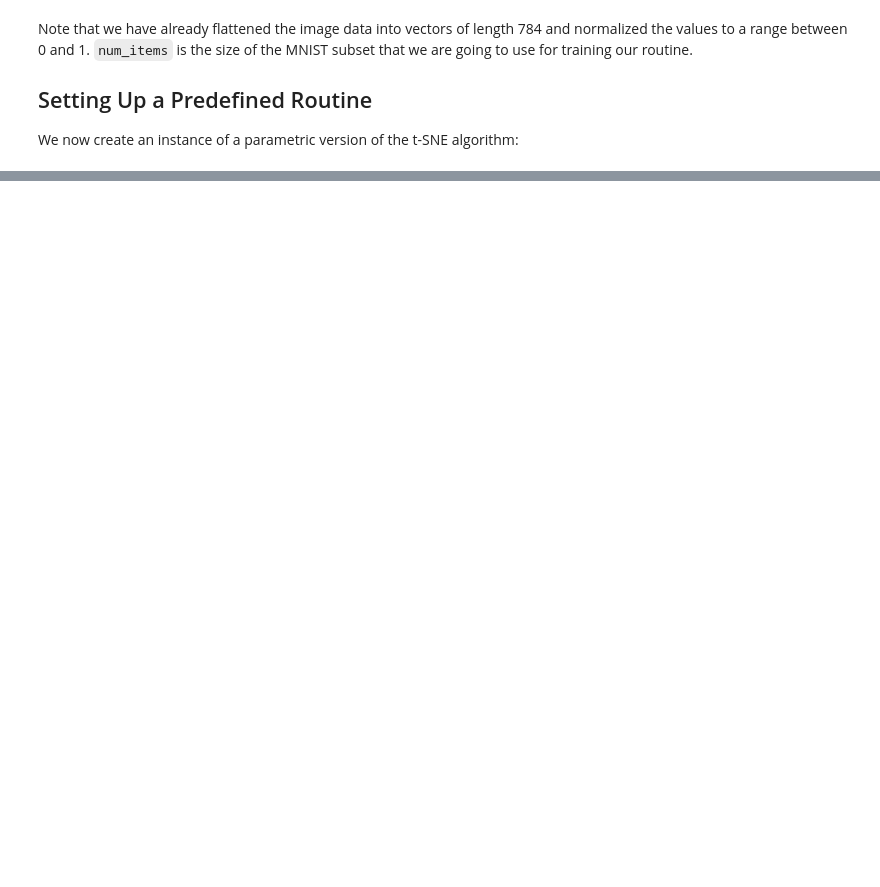
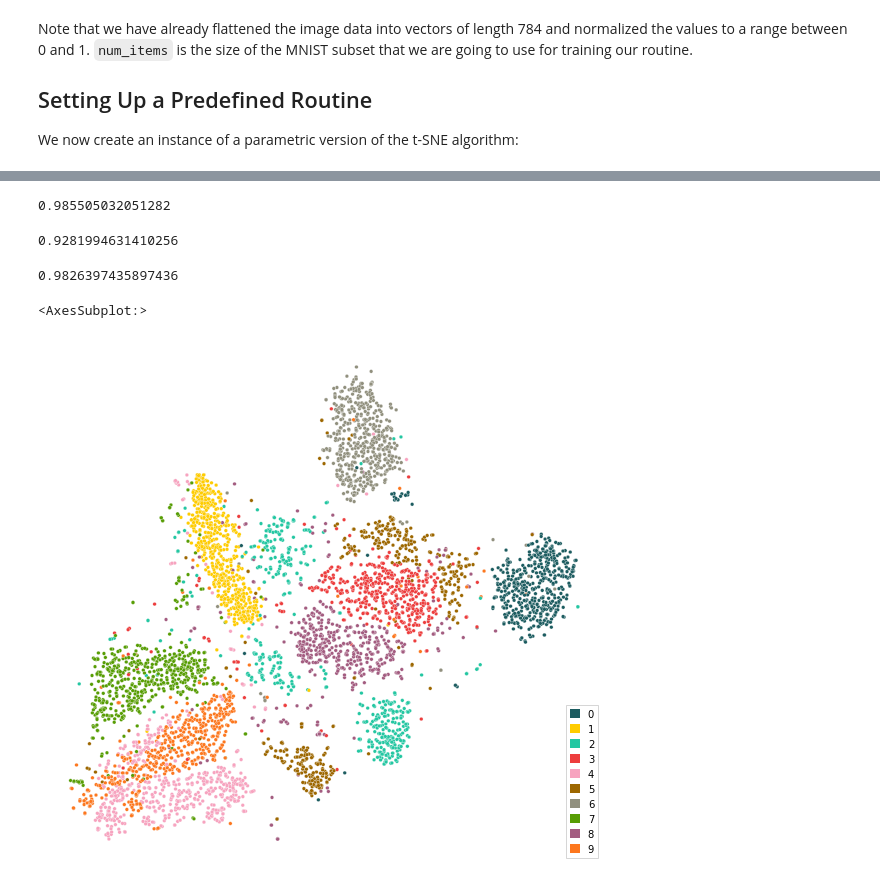
Before and after one commit to jku-vds-lab/paradime, a Jupyter notebook: notebooks/paper-plots/predefined copy.ipynb, the cells around one changed output, grey strips where cells are left out. Saved outputs shown, nothing was run; the diff lists cells and outputs as text; code cells hidden in the pictures; blank space fills up the shorter version.

```diff
--- a/notebooks/paper-plots/predefined copy.ipynb
+++ b/notebooks/paper-plots/predefined copy.ipynb
@@ -17,3 +23,5 @@ num_items = 5000
+# %%
+tsne["open"] = OpenTSNE(perplexity=100).fit(mnist_data[:num_items].numpy())
 # %% [markdown]
 Note that we have already flattened the image data into vectors of length 784 and normalized the values to a range between 0 and 1. ``num_items`` is the size of the MNIST subset that we are going to use for training our routine.
 
@@ -41,0 +41,2 @@ Since any other necessary bulding blocks are already predefined in this case, al
+# %%
+dr.train()
@@ -41,0 +60,36 @@ Since any other necessary bulding blocks are already predefined in this case, al
+# %%
+tsne["paradime"] = dr.apply(mnist_data[:num_items]).numpy()
+# %%
+tsne["sklearn"] = ScikitTSNE(
+    perplexity=100,
+    init="pca",
+).fit_transform(mnist_data[:num_items].numpy())
+# %%
+trustworthiness(
+    mnist_data[:num_items].numpy(),
+    tsne["sklearn"],
+    n_neighbors=5,
+)
+# %% [output]
+0.985505032051282
+# %%
+trustworthiness(
+    mnist_data[:num_items].numpy(),
+    tsne["paradime"],
+    n_neighbors=5,
+)
+# %% [output]
+0.9281994631410256
+# %%
+trustworthiness(
+    mnist_data[:num_items].numpy(),
+    tsne["open"],
+    n_neighbors=5,
+)
+# %% [output]
+0.9826397435897436
+# %%
+paradime.utils.plotting.scatterplot(tsne["open"], labels=mnist.targets[:num_items])
+# %% [output]
+<AxesSubplot:>
+[figure, added]
```
Also changed, not shown: parts of 24 cells of this notebook, 15 other files.
